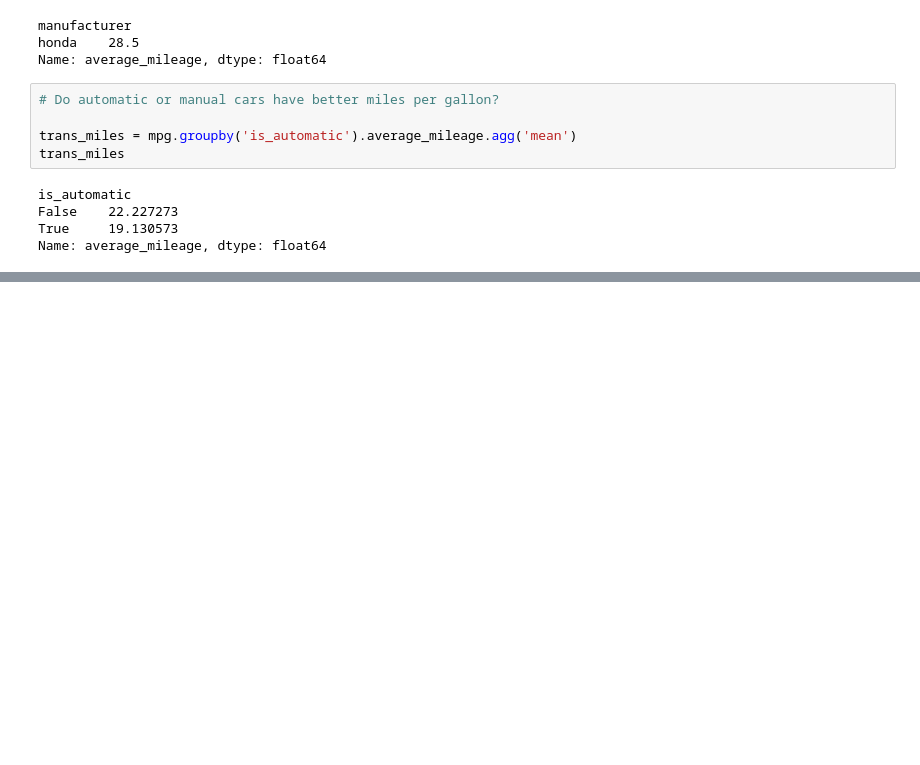
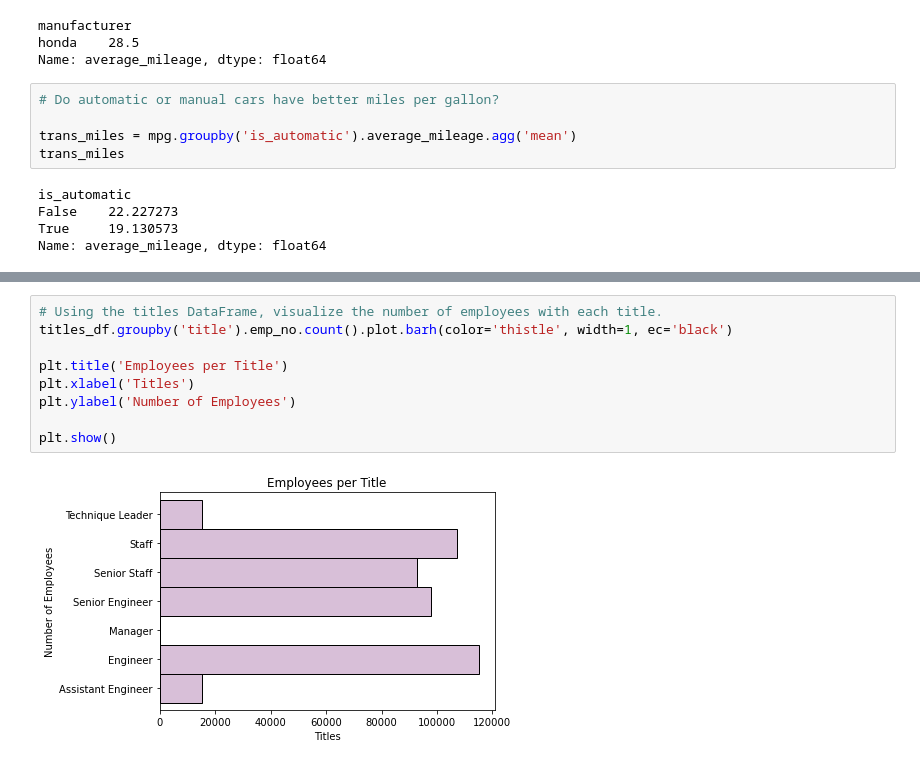
Before and after one commit to christophermayorga/numpy-pandas-visualizations-exercises, a Jupyter notebook: advanced-dataframes.ipynb, the cells around one changed output, grey strips where cells are left out. Drawn from its saved outputs; the diff is of its cells as text; blank space fills up the shorter version.

```diff
--- a/advanced-dataframes.ipynb
+++ b/advanced-dataframes.ipynb
@@ -258,0 +319,11 @@ Name: average_mileage, dtype: float64
+# %%
+# Using the titles DataFrame, visualize the number of employees with each title.
+titles_df.groupby('title').emp_no.count().plot.barh(color='thistle', width=1, ec='black')
+
+plt.title('Employees per Title')
+plt.xlabel('Titles')
+plt.ylabel('Number of Employees')
+
+plt.show()
+# %% [output]
+[figure, added]
```
Also changed, not shown: parts of 15 cells of this notebook.
